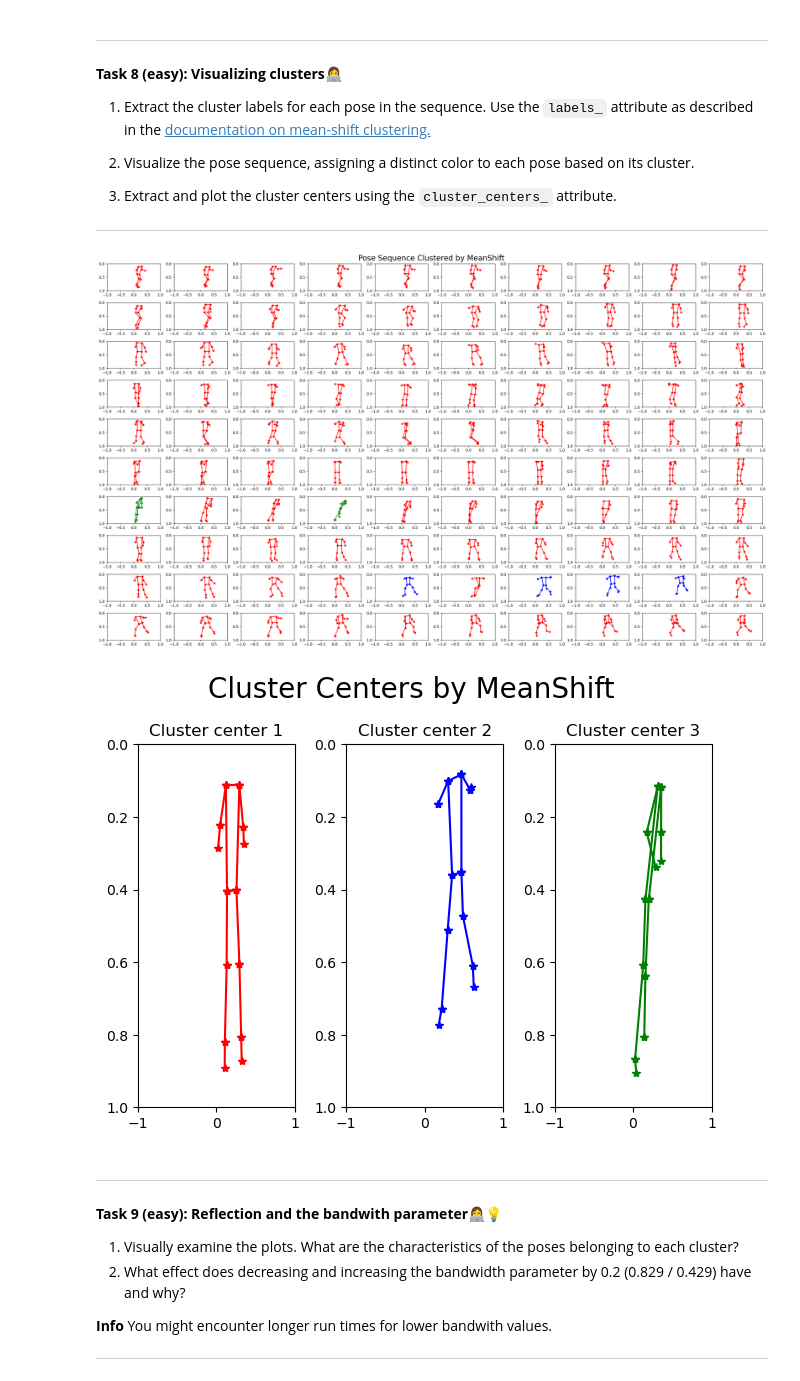
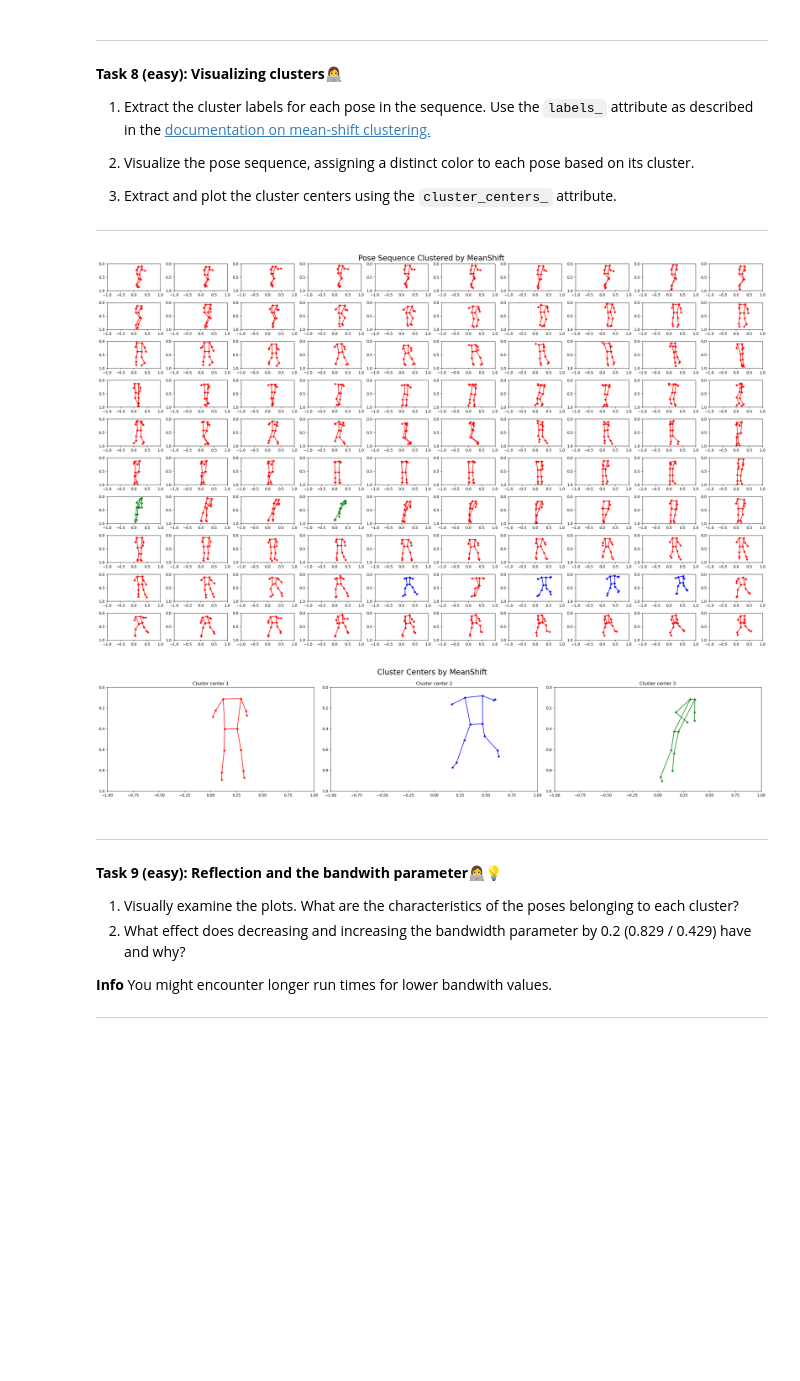
Before and after one commit to hannahcandersen/iml_exercises, a Jupyter notebook: Q11 - Clustering/week12/01-Clustering.ipynb, the cells around one changed output. Saved outputs shown, nothing was run; the diff lists cells and outputs as text; code cells hidden in the pictures; blank space fills up the shorter version.

```diff
--- a/Q11 - Clustering/week12/01-Clustering.ipynb
+++ b/Q11 - Clustering/week12/01-Clustering.ipynb
@@ -336,33 +430,34 @@ MeanShift(bandwidth=0.629)
 # %%
 # Extract cluster labesl and cluster centers
 cluster_labels = mean_shift.labels_
 centroids = mean_shift.cluster_centers_
 
 
 # Visualize the pose sequence, assigning a distinct color to each cluster
 plt.figure(figsize=(25,15))
 for i in range(len(sequence)):
     plt.subplot(10, 10, i + 1)
     plot_single_pose(sequence[i], c=colors[cluster_labels[i]], head=False)
     plt.ylim(1, 0)
     plt.xlim(-1, 1)
 plt.suptitle('Pose Sequence Clustered by MeanShift', fontsize=20)
 plt.tight_layout()
 plt.show()
 
 # Extract and plot centroids
+plt.figure(figsize=(25, 5))  # Adjust the figure size to make it wider
 for i in range(len(centroids)):
     plt.subplot(1, len(centroids), i+1)
     plt.title(f'Cluster center {i+1}')
     plot_single_pose(centroids[i], c=colors[i], head=False)
     plt.ylim(1, 0)
     plt.xlim(-1, 1)
 plt.suptitle('Cluster Centers by MeanShift', fontsize=20)
 plt.tight_layout()
 plt.show()
 # %% [output]
 [figure]
-[figure, old version]
+[figure, new version]
 # %% [markdown]
 
 ---
```
Also changed, not shown: parts of 8 cells of this notebook, 40 other files.
